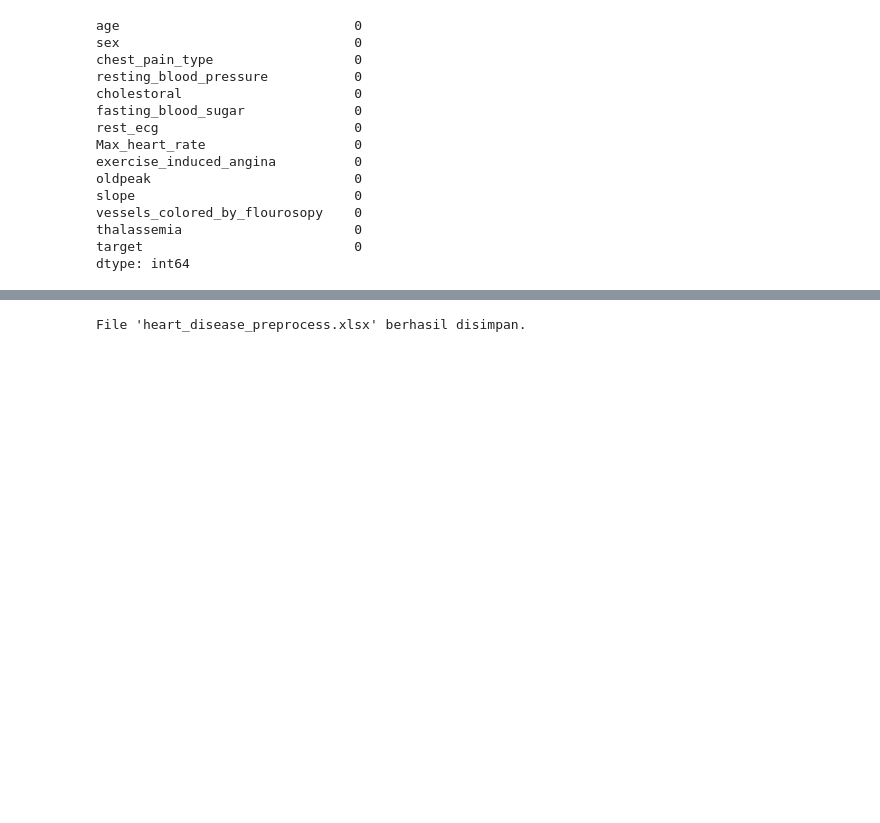
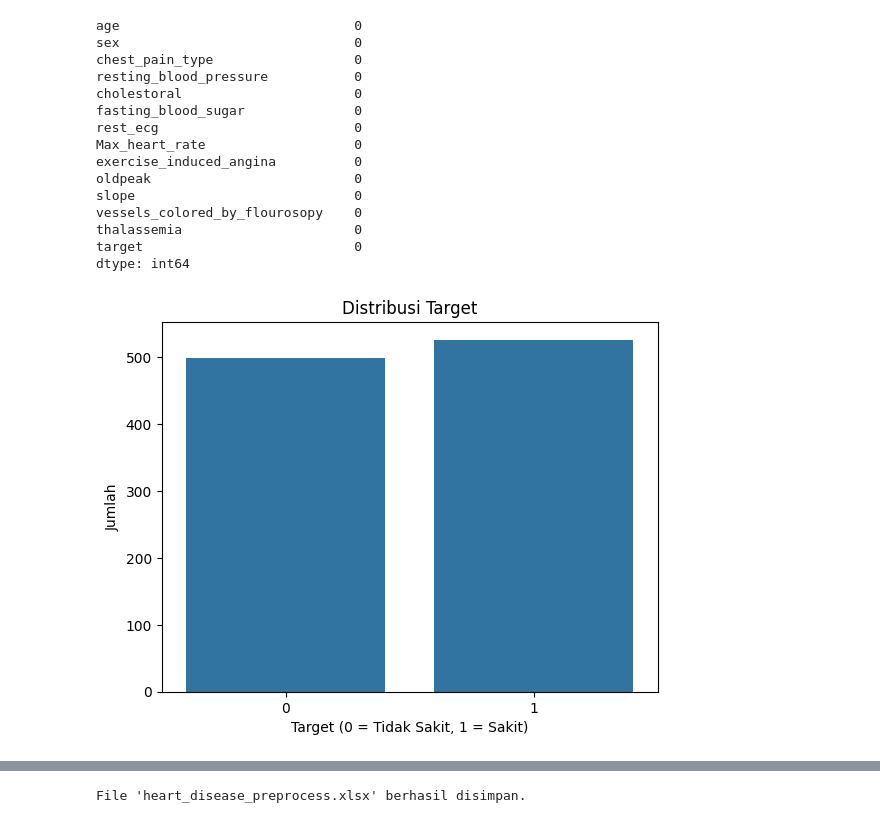
Before and after one commit to naulikhalila/HeartDisease, a Jupyter notebook: heart_disease_analysis.ipynb, the cells around one changed output, grey strips where cells are left out. Drawn from its saved outputs; the diff is of its cells as text; code cells hidden in the pictures; blank space fills up the shorter version.

```diff
--- a/heart_disease_analysis.ipynb
+++ b/heart_disease_analysis.ipynb
@@ -65,0 +68,11 @@ dtype: int64
+# %%
+import seaborn as sns
+import matplotlib.pyplot as plt
+
+sns.countplot(x=df['target'])
+plt.title('Distribusi Target')
+plt.xlabel('Target (0 = Tidak Sakit, 1 = Sakit)')
+plt.ylabel('Jumlah')
+plt.show()
+# %% [output]
+[figure, added]
```
Also changed, not shown: parts of 10 cells of this notebook, 3 other files.
